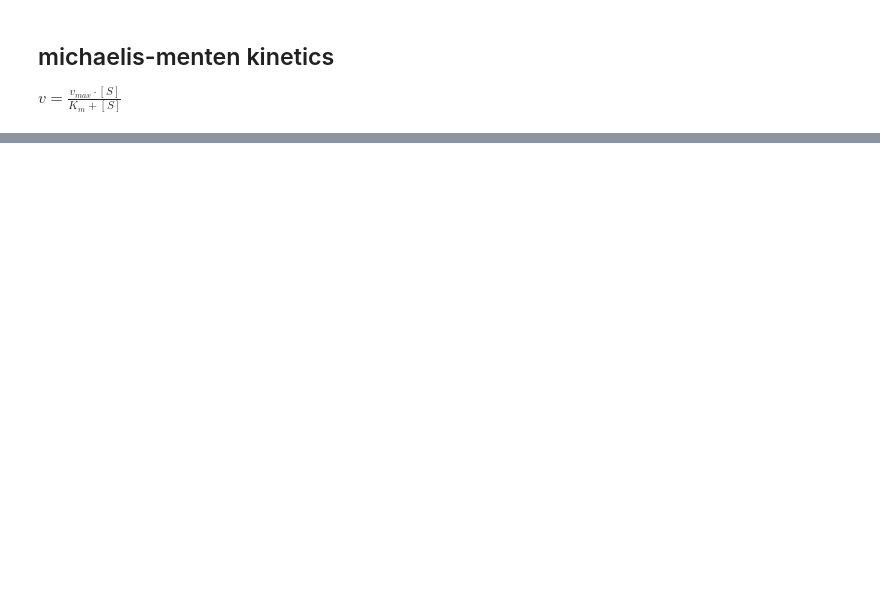
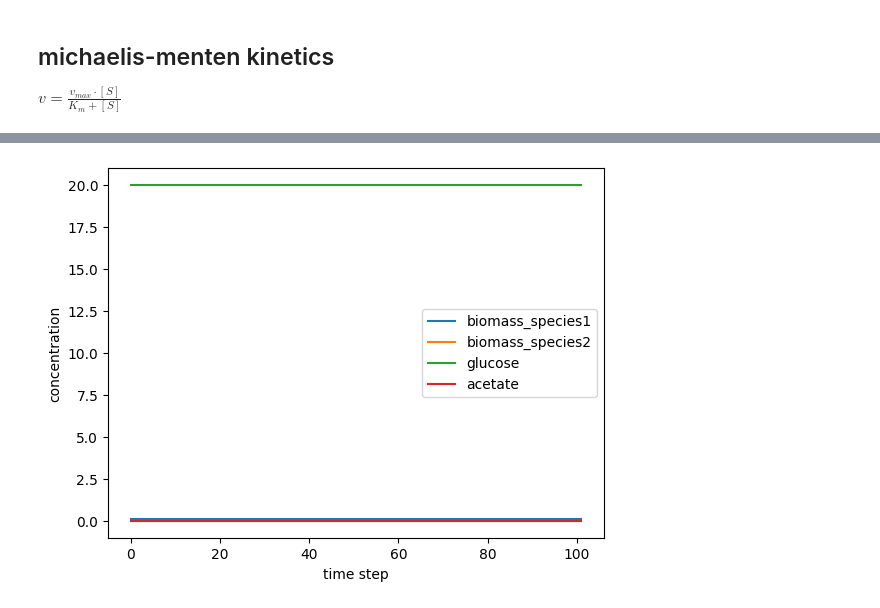
Before and after one commit to eagmon/notebook_tests, a Jupyter notebook: sim_study_work_dfba.ipynb, the cells around one changed output, grey strips where cells are left out. Saved outputs shown, nothing was run; the diff lists cells and outputs as text; code cells hidden in the pictures; blank space fills up the shorter version.

```diff
--- a/sim_study_work_dfba.ipynb
+++ b/sim_study_work_dfba.ipynb
@@ -100,0 +171,4 @@ dfba_results
+# %%
+species1_model = ecoli.copy()
+
+species2_model = ecoli.copy()
@@ -100,0 +214,59 @@ dfba_results
+# %%
+# example
+initial_conditions = {
+    'biomass_species1': 0.1,  # initial biomass concentration
+    'biomass_species2': 0.01,  # initial biomass concentration
+    'glucose': 20.0,          # initial glucose concentrations
+    'acetate': 0.0}
+
+# species 1 parameters
+kinetic_params1 = {
+    'glucose': (0.5, 2),  # km and vmax for glucose
+    'acetate': (0.5, 2)}
+rxn_name_map1 = {
+    'glucose': 'EX_glc__D_e',
+    'acetate': 'EX_ac_e'}
+biomass_name_map1 = ('biomass_species1', 'Biomass_Ecoli_core')
+
+# species 2 parameters
+kinetic_params2 = {
+    'glucose': (0.1, 1),  # km and vmax for glucose
+    'acetate': (0.1, 1)}
+rxn_name_map2 = {
+    'glucose': 'EX_glc__D_e',
+    'acetate': 'EX_ac_e'}
+biomass_name_map2 = ('biomass_species2', 'Biomass_Ecoli_core')
+
+# make a species_info example
+species_info = [
+    {
+        'model': species1_model,                   # species 1
+        'kinetic_params': kinetic_params1,
+        'substrate_to_reaction_map': rxn_name_map1,
+        'biomass_name_map': biomass_name_map1,
+    },
+    {
+        'model': species2_model,                   # species 2
+        'kinetic_params': kinetic_params2,
+        'substrate_to_reaction_map': rxn_name_map2,
+        'biomass_name_map': biomass_name_map2,
+    },
+]
+
+# simulation parameters
+dt = 1
+total_time = 100
+
+# run simulation and get results
+results = perform_multi_species_dfba(
+    initial_conditions=initial_conditions,
+    species_info=species_info,
+    dt=dt,
+    total_time=total_time
+)
+# print(results)
+# plot
+time_steps = int((total_tim )
+plot_dfba_results(time_steps, results)
+# %% [output]
+[figure, added]
```
Also changed, not shown: parts of 9 cells of this notebook.
